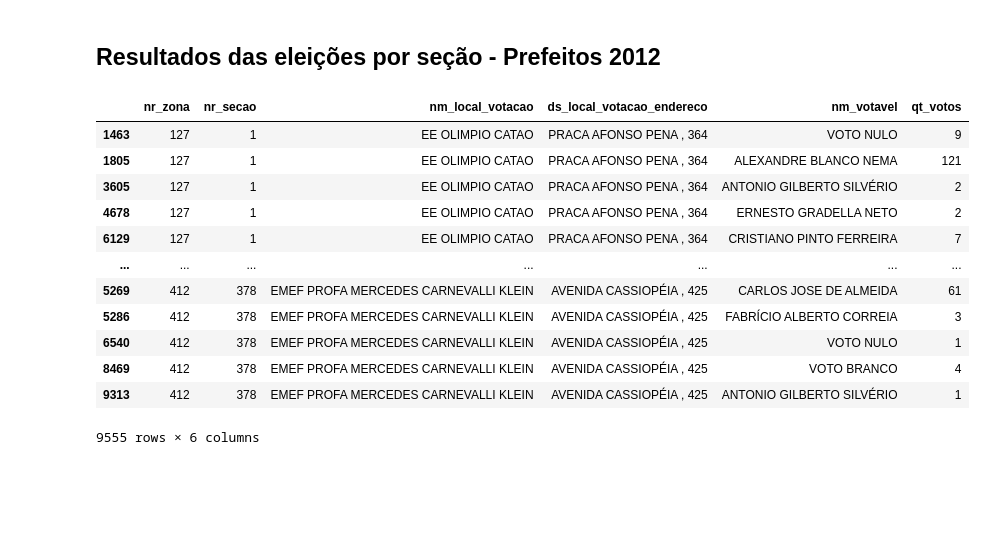
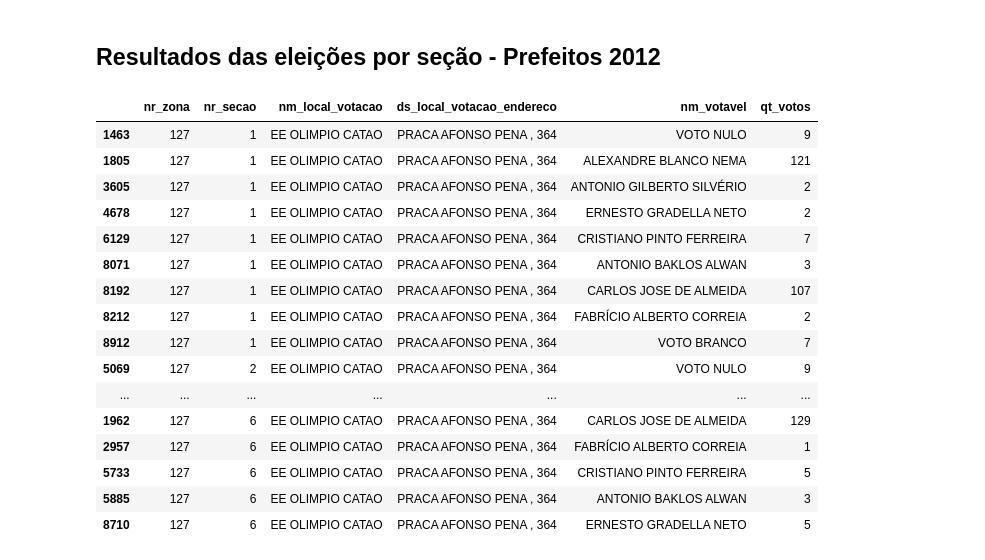
Before and after one commit to diogobranquinho/analytics, a Jupyter notebook: notebooks/mayoranalytics.ipynb, the cells around one changed output. Drawn from its saved outputs; the diff is of its cells as text; code cells hidden in the pictures; blank space fills up the shorter version.

```diff
--- a/notebooks/mayoranalytics.ipynb
+++ b/notebooks/mayoranalytics.ipynb
@@ -743,23 +743,27 @@ secoes2016prefeito.to_csv(caminho_saida_csv, index=False)
 # %%
 secao2012 = pd.read_csv('../data/votacao_secao-municipio_2012_sudeste_sp_sao_jose_dos_campos.csv', low_memory=False, delimiter=';',encoding='latin-1')
 
 secoes2012prefeito = secao2012[['nr_zona','nr_secao', 'nm_local_votacao', 'ds_local_votacao_endereco', 'nm_votavel', 'qt_votos']]
 secoes2012prefeito = secoes2012prefeito.sort_values(by=['nr_zona', 'nr_secao'])
-secoes2012prefeito
+secoes2012prefeito.head(50)
 # %% [output]
 |  | nr_zona | nr_secao | nm_local_votacao | ds_local_votacao_endereco | nm_votavel | qt_votos |
 | 1463 | 127 | 1 | EE OLIMPIO CATAO | PRACA AFONSO PENA , 364 | VOTO NULO | 9 |
 | 1805 | 127 | 1 | EE OLIMPIO CATAO | PRACA AFONSO PENA , 364 | ALEXANDRE BLANCO NEMA | 121 |
 | 3605 | 127 | 1 | EE OLIMPIO CATAO | PRACA AFONSO PENA , 364 | ANTONIO GILBERTO SILVÉRIO | 2 |
 | 4678 | 127 | 1 | EE OLIMPIO CATAO | PRACA AFONSO PENA , 364 | ERNESTO GRADELLA NETO | 2 |
 | 6129 | 127 | 1 | EE OLIMPIO CATAO | PRACA AFONSO PENA , 364 | CRISTIANO PINTO FERREIRA | 7 |
+| 8071 | 127 | 1 | EE OLIMPIO CATAO | PRACA AFONSO PENA , 364 | ANTONIO BAKLOS ALWAN | 3 |
+| 8192 | 127 | 1 | EE OLIMPIO CATAO | PRACA AFONSO PENA , 364 | CARLOS JOSE DE ALMEIDA | 107 |
+| 8212 | 127 | 1 | EE OLIMPIO CATAO | PRACA AFONSO PENA , 364 | FABRÍCIO ALBERTO CORREIA | 2 |
+| 8912 | 127 | 1 | EE OLIMPIO CATAO | PRACA AFONSO PENA , 364 | VOTO BRANCO | 7 |
+| 5069 | 127 | 2 | EE OLIMPIO CATAO | PRACA AFONSO PENA , 364 | VOTO NULO | 9 |
 | ... | ... | ... | ... | ... | ... | ... |
-| 5269 | 412 | 378 | EMEF PROFA MERCEDES CARNEVALLI KLEIN | AVENIDA CASSIOPÉIA , 425 | CARLOS JOSE DE ALMEIDA | 61 |
-| 5286 | 412 | 378 | EMEF PROFA MERCEDES CARNEVALLI KLEIN | AVENIDA CASSIOPÉIA , 425 | FABRÍCIO ALBERTO CORREIA | 3 |
-| 6540 | 412 | 378 | EMEF PROFA MERCEDES CARNEVALLI KLEIN | AVENIDA CASSIOPÉIA , 425 | VOTO NULO | 1 |
-| 8469 | 412 | 378 | EMEF PROFA MERCEDES CARNEVALLI KLEIN | AVENIDA CASSIOPÉIA , 425 | VOTO BRANCO | 4 |
-| 9313 | 412 | 378 | EMEF PROFA MERCEDES CARNEVALLI KLEIN | AVENIDA CASSIOPÉIA , 425 | ANTONIO GILBERTO SILVÉRIO | 1 |
+| 1962 | 127 | 6 | EE OLIMPIO CATAO | PRACA AFONSO PENA , 364 | CARLOS JOSE DE ALMEIDA | 129 |
+| 2957 | 127 | 6 | EE OLIMPIO CATAO | PRACA AFONSO PENA , 364 | FABRÍCIO ALBERTO CORREIA | 1 |
+| 5733 | 127 | 6 | EE OLIMPIO CATAO | PRACA AFONSO PENA , 364 | CRISTIANO PINTO FERREIRA | 5 |
+| 5885 | 127 | 6 | EE OLIMPIO CATAO | PRACA AFONSO PENA , 364 | ANTONIO BAKLOS ALWAN | 3 |
+| 8710 | 127 | 6 | EE OLIMPIO CATAO | PRACA AFONSO PENA , 364 | ERNESTO GRADELLA NETO | 5 |
-9555 rows × 6 columns
 # %%
 caminho_saida_csv = '../export/secoes2012prefeito.csv'
 secoes2012prefeito.to_csv(caminho_saida_csv, index=False)
```
Also changed, not shown: parts of 10 cells of this notebook, 10 other files.
